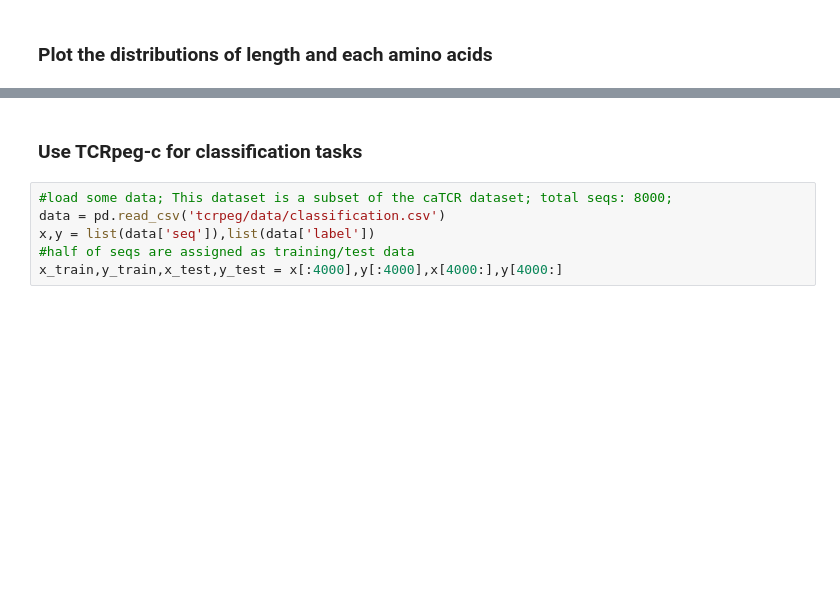
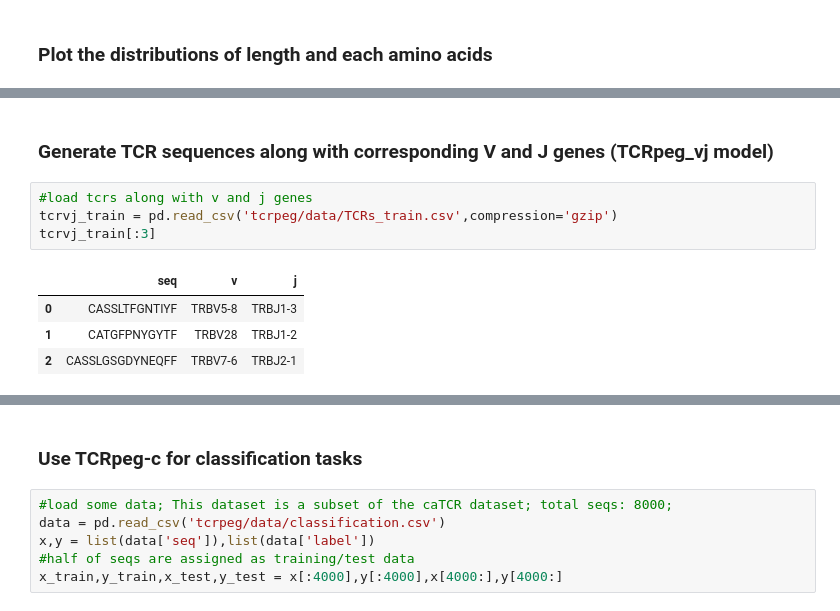
Before and after one commit to jiangdada1221/TCRpeg, a Jupyter notebook: tutorial.ipynb, the cells around one changed output, grey strips where cells are left out. Drawn from its saved outputs; the diff is of its cells as text; blank space fills up the shorter version.

```diff
--- a/tutorial.ipynb
+++ b/tutorial.ipynb
@@ -95,0 +96,11 @@ Plot.AAs_Dis(tcrs_train,gens)
+# %% [markdown]
+### Generate TCR sequences along with corresponding V and J genes (TCRpeg_vj model)
+# %%
+#load tcrs along with v and j genes
+tcrvj_train = pd.read_csv('tcrpeg/data/TCRs_train.csv',compression='gzip')
+tcrvj_train[:3]
+# %% [output]
+|  | seq | v | j |
+| 0 | CASSLTFGNTIYF | TRBV5-8 | TRBJ1-3 |
+| 1 | CATGFPNYGYTF | TRBV28 | TRBJ1-2 |
+| 2 | CASSLGSGDYNEQFF | TRBV7-6 | TRBJ2-1 |
```
Also changed, not shown: parts of 15 cells of this notebook, 3 other files.
